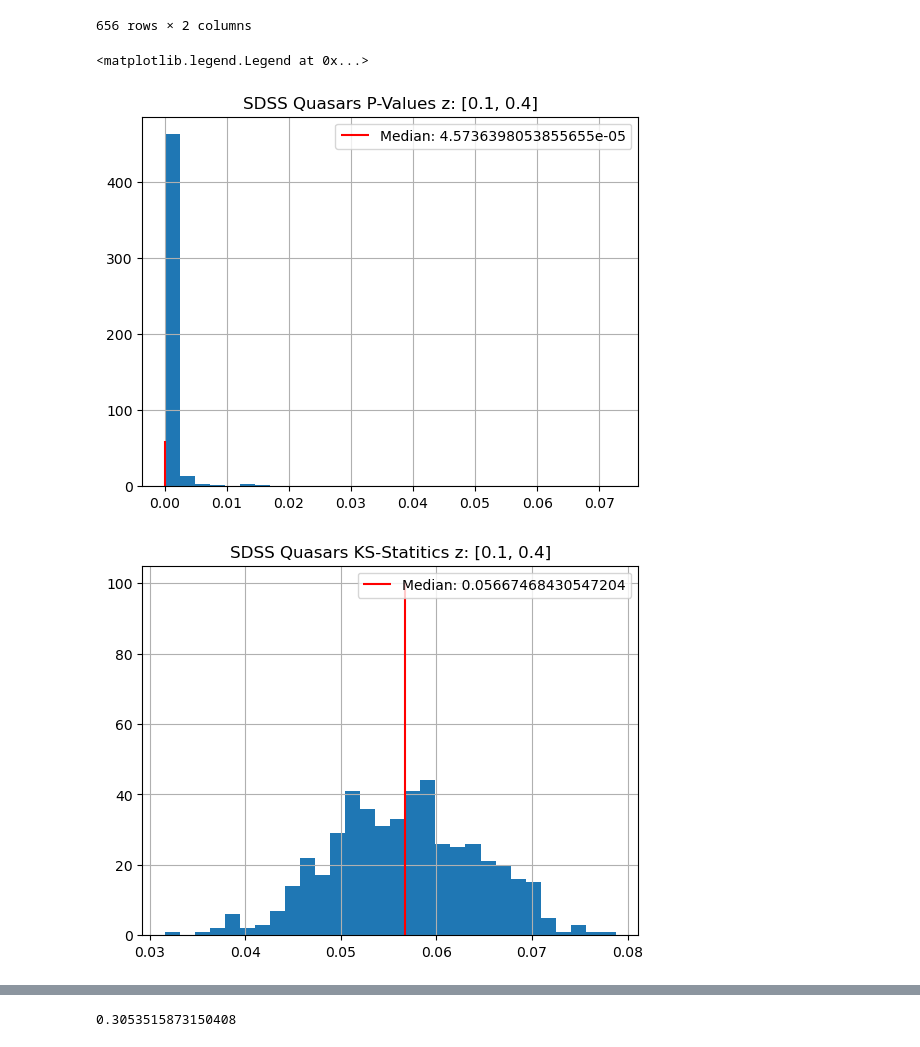
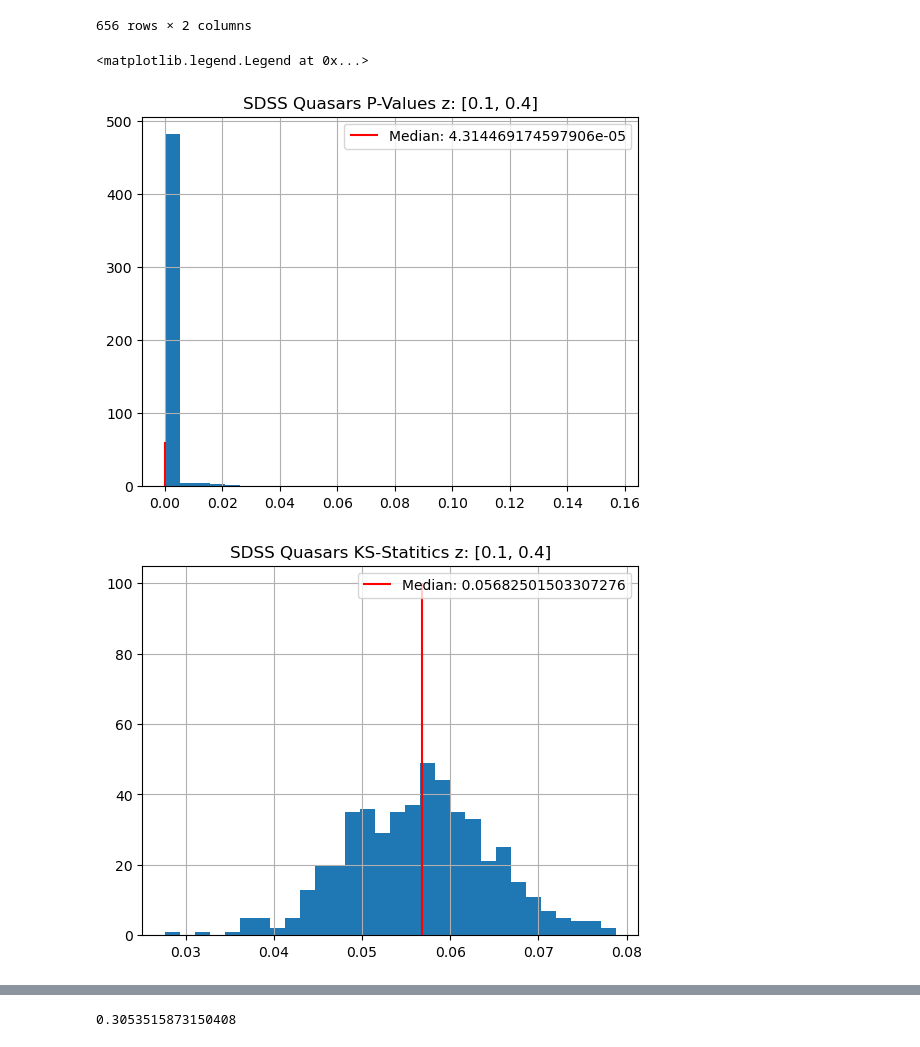
Before and after one commit to Cranberry-Juice/GRS-V, a Jupyter notebook: stat_test.ipynb, the cells around one changed output, grey strips where cells are left out. Cells and saved outputs as stored; diff of their text form; code cells hidden in the pictures.

```diff
--- a/stat_test.ipynb
+++ b/stat_test.ipynb
@@ -2106,7 +2106,7 @@ def calc_p_and_ks(obs, mc, zbin):
     # z_filter = (obs.z < zbin[1]) & (obs.z >= zbin[0])
 
     if n_sims %1 != 0 :
-        raise Exception("uhhhh wtf")
+        raise Exception("Simulation data points is not integer multiple of observed")
 
     big_p, big_ks = [],[]
     for i in range(int(n_sims)):
@@ -2312,28 +2316,34 @@ hmm = pd.concat((test,test))
 | 326 | 0.470000 | 0.337411 |
 | 327 | 0.425000 | 0.326447 |
 656 rows × 2 columns
+# %%
+with open("stats/simulated_data/qsos_w_voidinessRUN2_simulated_data.pkl", 'rb') as f:
+    mc_sdss_qsoR2 = pickle.load(f)
+# %%
+# len(mc_sdss_qsoR2)/len(sdss_dr16[is_qsr])
+mc_sdss_qsoR2_500 = mc_sdss_qsoR2[:len(sdss_dr16[is_qsr])*500].copy()
 # %%
 zbin = [0.1, 0.4]
-ks, ps = calc_p_and_ks(sdss_dr16[is_qsr], mc_sdss_qso, zbin)
+ks, ps = calc_p_and_ks(sdss_dr16[is_qsr], mc_sdss_qsoR2_500, zbin)
 med_p = np.median(ps)
 med_ks = np.median(ks)
 plt.vlines(med_p, 0, 60, color = 'r')
 plt.hist(ps
          , bins = 30
          )
 plt.grid()
 plt.title(f"SDSS Quasars P-Values z: {zbin}")
 plt.legend([f"Median: {med_p}"])
 
 plt.figure()
 plt.vlines(med_ks, 0, 100, color = 'r')
 plt.hist(ks, bins = 30)
 plt.grid()
 plt.title(f"SDSS Quasars KS-Statitics z: {zbin}")
 plt.legend([f"Median: {med_ks}"])
 # %% [output]
 <matplotlib.legend.Legend at 0x...>
-[figure, old version]
+[figure, new version]
-[figure, old version]
+[figure, new version]
 # %%
 zbin = [0.4, 0.7]
```
Also changed, not shown: parts of 5 cells of this notebook.
